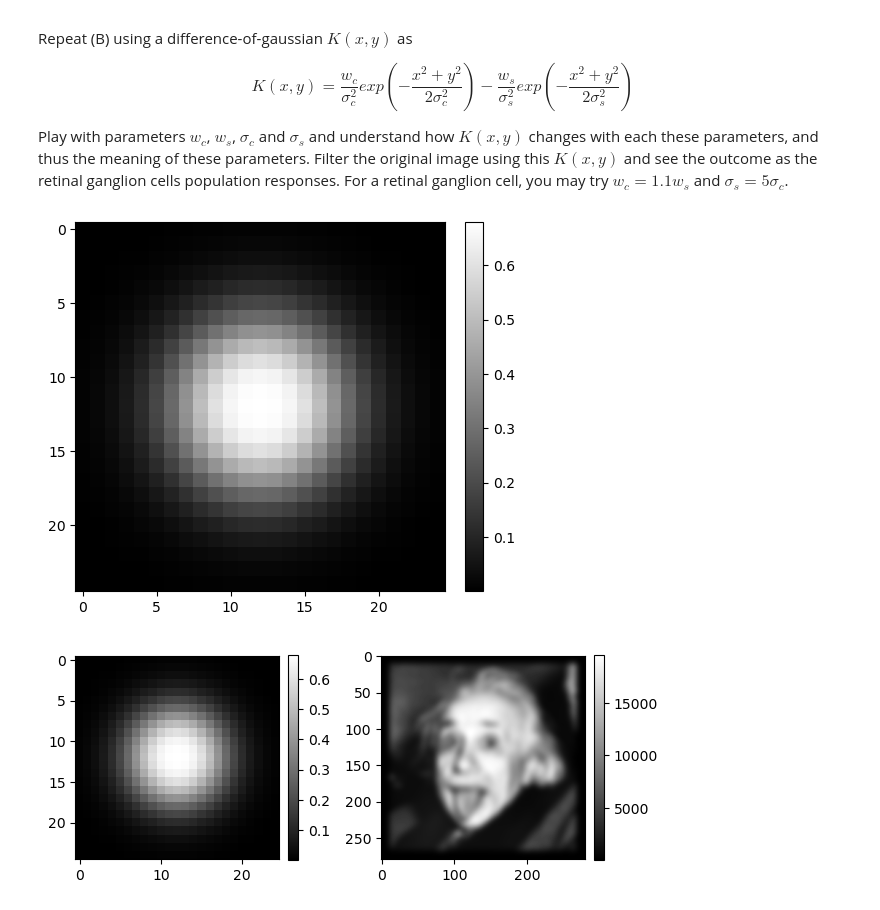
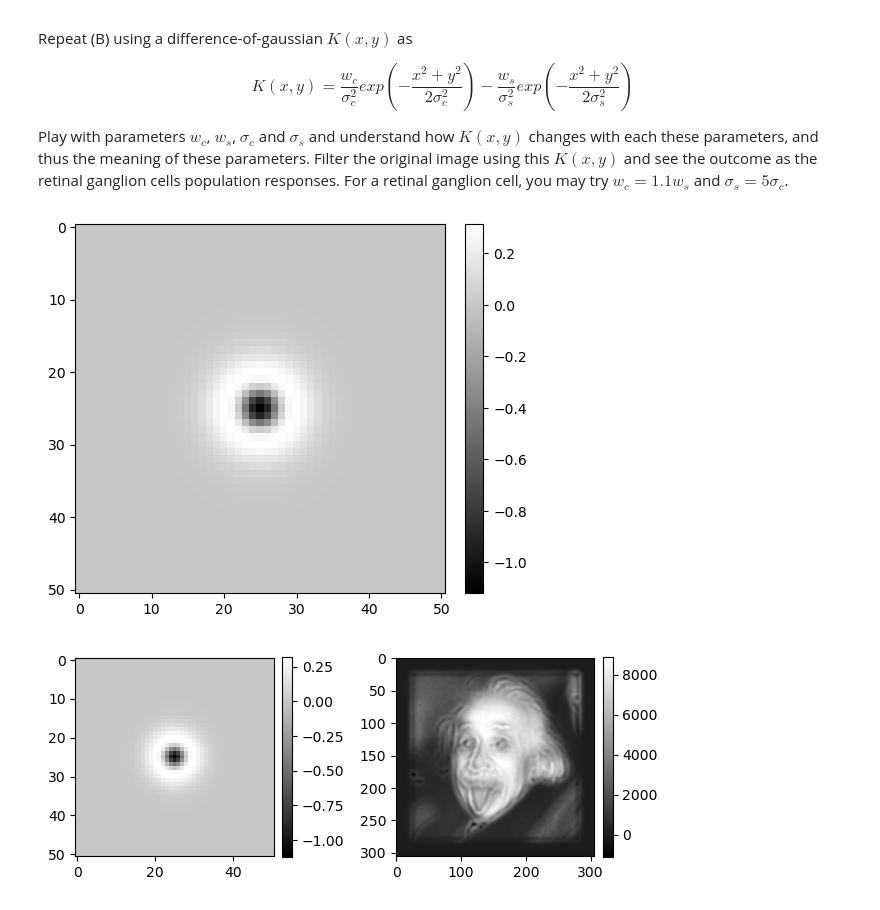
Before and after one commit to kerseviciute/how-does-vision-work, a Jupyter notebook: homework-1.ipynb, the cells around one changed output. Drawn from its saved outputs; the diff is of its cells as text; code cells hidden in the pictures.

```diff
--- a/homework-1.ipynb
+++ b/homework-1.ipynb
@@ -105,14 +105,14 @@ def gaussian_filter(w_c, w_s, sigma_c, sigma_s, l = 101):
 
     return filter
 # %%
-filter = gaussian_filter(0.055, 0.05, 0.25, 0.5, l = 25)
+filter = gaussian_filter(0.055, 0.5, 0.25, 0.5, l = 51)
 
 plt.imshow(filter, cmap = "gray")
 plt.colorbar(fraction = 0.046, pad = 0.04)
 plt.show()
 # %% [output]
-[figure, old version]
+[figure, new version]
 # %%
 plot_filter_and_image(filter, apply_filter(image, filter))
 # %% [output]
-[figure, old version]
+[figure, new version]
```
Also changed, not shown: parts of 6 cells of this notebook.
